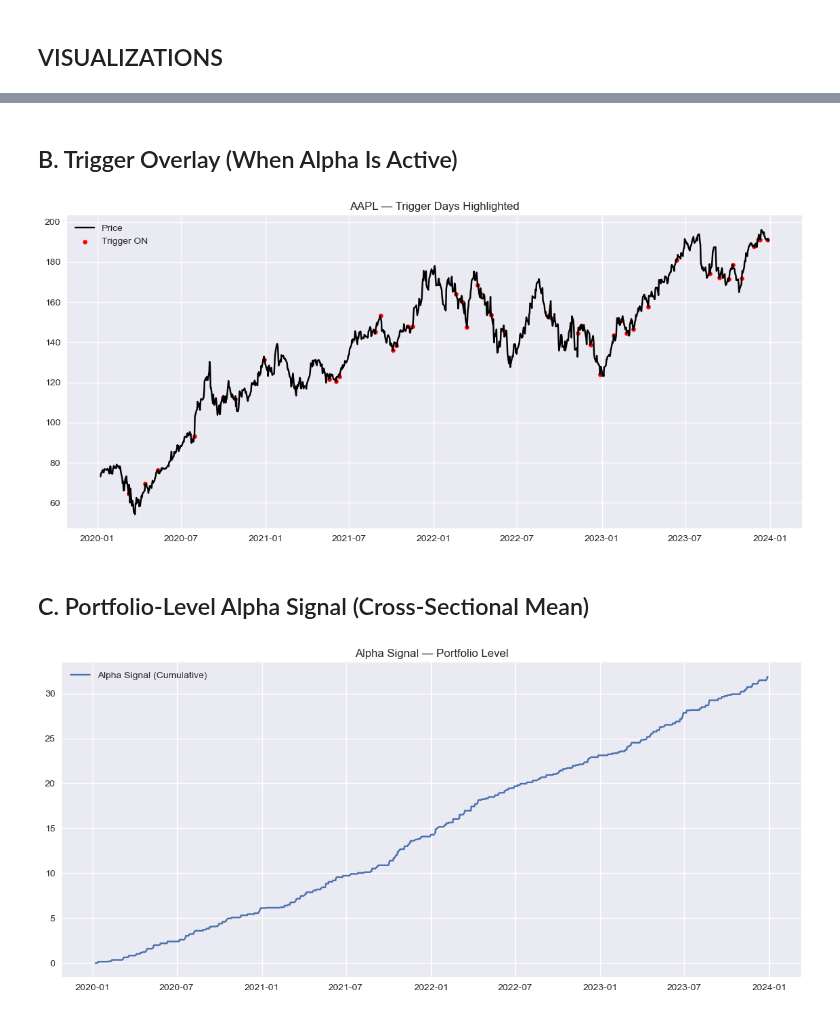
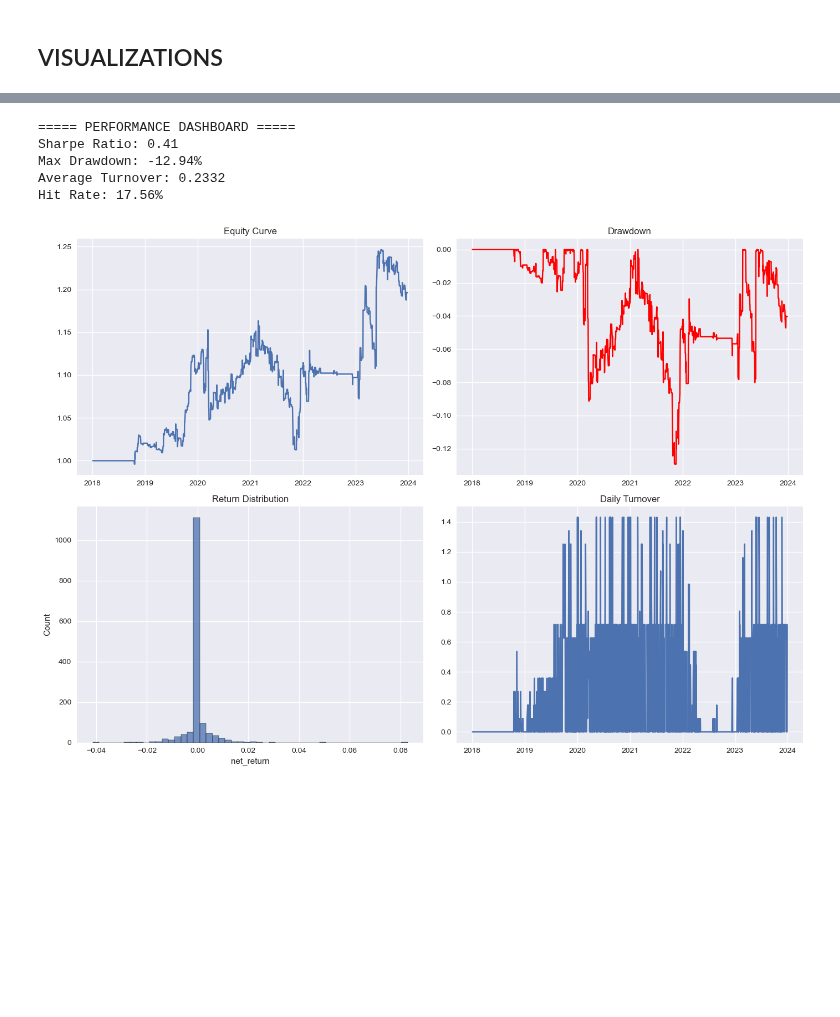
Before and after one commit to collochumba/machine_learning_manafrica, a Jupyter notebook: world-quant-conceptEvent-Driven Volume + Reversal Alpha.ipynb, the cells around one changed output, grey strips where cells are left out. Drawn from its saved outputs; the diff is of its cells as text; code cells hidden in the pictures; blank space fills up the shorter version.

Commit message:
updated alphas

```diff
--- a/world-quant-conceptEvent-Driven Volume + Reversal Alpha.ipynb
+++ b/world-quant-conceptEvent-Driven Volume + Reversal Alpha.ipynb
@@ -32,6 +48,5 @@ def download_data(tickers, start, end):
 
     return df
 # %%
-tickers = ["AAPL", "MSFT", "KO", "PEP", "XOM"]
-df = download_data(tickers, "2020-01-01", "2024-01-01")
+df
 # %% [output]
@@ -90,25 +105,24 @@ df_feat = add_features(df)
 ## trigger = ts_arg_max(volume,5) < 1 && volume >= avg(volume,5)
 ## alpha   = -rank(ts_delta(close,2))
 # %%
-def build_alpha(df):
+def backtest(df, transaction_cost=0.0005):
     df = df.copy()
 
-    # Trigger condition
-    df["trigger"] = (
-        (df["vol_argmax_5"] < 1) &
-        (df["Volume"] >= df["vol_avg_5"])
-    ).astype(int)
+    # Strategy return
+    df["strategy_return"] = df["alpha_final"] * df["forward_return"]
 
-    # Alpha expression
-    df["alpha_raw"] = -df["delta_2"]
-
-    # Cross-sectional rank by date
-    df["alpha_rank"] = (
-        df.groupby("Date")["alpha_raw"]
-        .rank(pct=True)
+    # Turnover
+    df["position_change"] = (
+        df.groupby("Ticker")["alpha_final"]
+          .diff()
+          .abs()
     )
 
-    # trade_when gate
-    df["alpha_final"] = np.where(df["trigger"] == 1, df["alpha_rank"], 0)
+    df["cost"] = transaction_cost * df["position_change"]
+    df["net_return"] = df["strategy_return"] - df["cost"]
 
-    return df
+    portfolio = df.groupby("Date")["net_return"].mean()
+
+    equity_curve = (1 + portfolio).cumprod()
+
+    return df, portfolio, equity_curve
@@ -179,2 +174,0 @@ visualize_price_volume(df_clean, "AAPL", "2021-01-01", "2025-12-31")
-# %% [markdown]
-## B. Trigger Overlay (When Alpha Is Active)
@@ -199,21 +175,18 @@ def visualize_triggers(df, ticker):
-# %%
-visualize_triggers(df_clean, "AAPL")
-# %% [output]
-[figure, removed]
-# %% [markdown]
-## C. Portfolio-Level Alpha Signal (Cross-Sectional Mean)
-# %%
-portfolio_alpha = (
-    df_clean
-    .groupby("Date")["alpha_final"]
-    .mean()
-    .cumsum()
-)
-
-plt.figure(figsize=(14,6))
-plt.plot(portfolio_alpha, label="Alpha Signal (Cumulative)")
-plt.title("Alpha Signal — Portfolio Level")
-plt.legend()
-plt.show()
-# %% [output]
-[figure, removed]
+# %%
+tickers = ["AAPL", "MSFT", "NVDA", "AMZN", "META"]
+start = "2018-01-01"
+end = "2024-01-01"
+
+df = download_data(tickers, start, end)
+df = build_features(df)
+df = build_signal(df)
+df, portfolio_returns, equity_curve = backtest(df)
+
+performance_dashboard(portfolio_returns, equity_curve, df)
+# %% [output]
+===== PERFORMANCE DASHBOARD =====
+Sharpe Ratio: 0.41
+Max Drawdown: -12.94%
+Average Turnover: 0.2332
+Hit Rate: 17.56%
+[figure, added]
```
Also changed, not shown: parts of 13 cells of this notebook, 19 other files.
